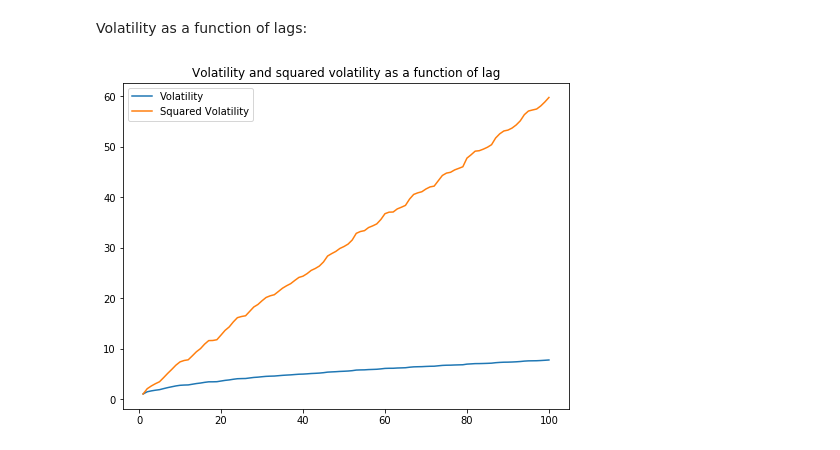
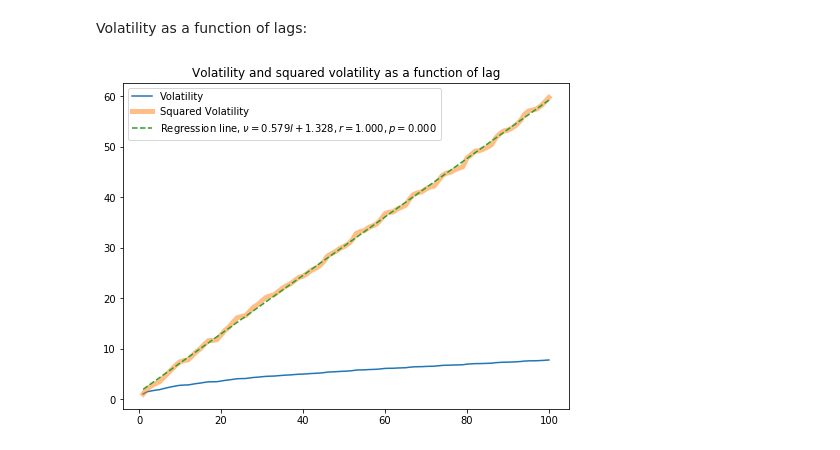
Before and after one commit to guydav/minerva, a Jupyter notebook: notebooks/NS162/PS1.ipynb, the cells around one changed output. Drawn from its saved outputs; the diff is of its cells as text; code cells hidden in the pictures.

```diff
--- a/notebooks/NS162/PS1.ipynb
+++ b/notebooks/NS162/PS1.ipynb
@@ -161,14 +182,19 @@ Volatility as a function of lags:
 # %%
 fig = plt.figure(figsize=(8, 6))
 
 lags = np.arange(1, 101)
 volatilities = np.array([volatility(lag) for lag in lags])
+sq_volatilities = volatilities ** 2
+
+m, b, r, p, _ = stats.linregress(lags, sq_volatilities)
 
 plt.plot(lags, volatilities, label='Volatility')
-plt.plot(lags, volatilities ** 2, label='Squared Volatility')
+plt.plot(lags, sq_volatilities, label='Squared Volatility', lw=5, alpha=0.5)
+plt.plot(lags, lags * m + b, linestyle='dashed',
+         label=f'Regression line, $\\nu = {m:.3f}l + {b:.3f}, r = {r:.3f}, p = {p:.3f}$')
 
 plt.title(f'Volatility and squared volatility as a function of lag')
 plt.legend(loc='best')
 plt.show()
 # %% [output]
-[figure, old version]
+[figure, new version]
```
Also changed, not shown: parts of 2 cells of this notebook.
